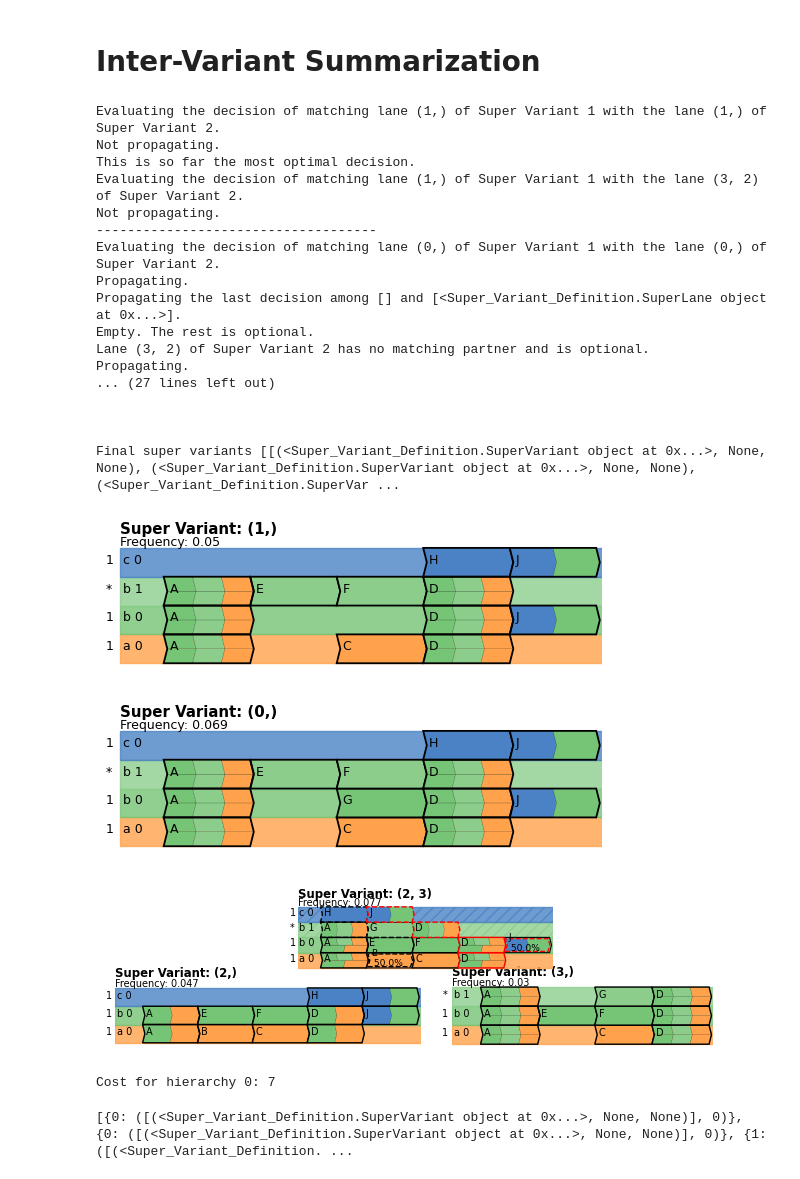
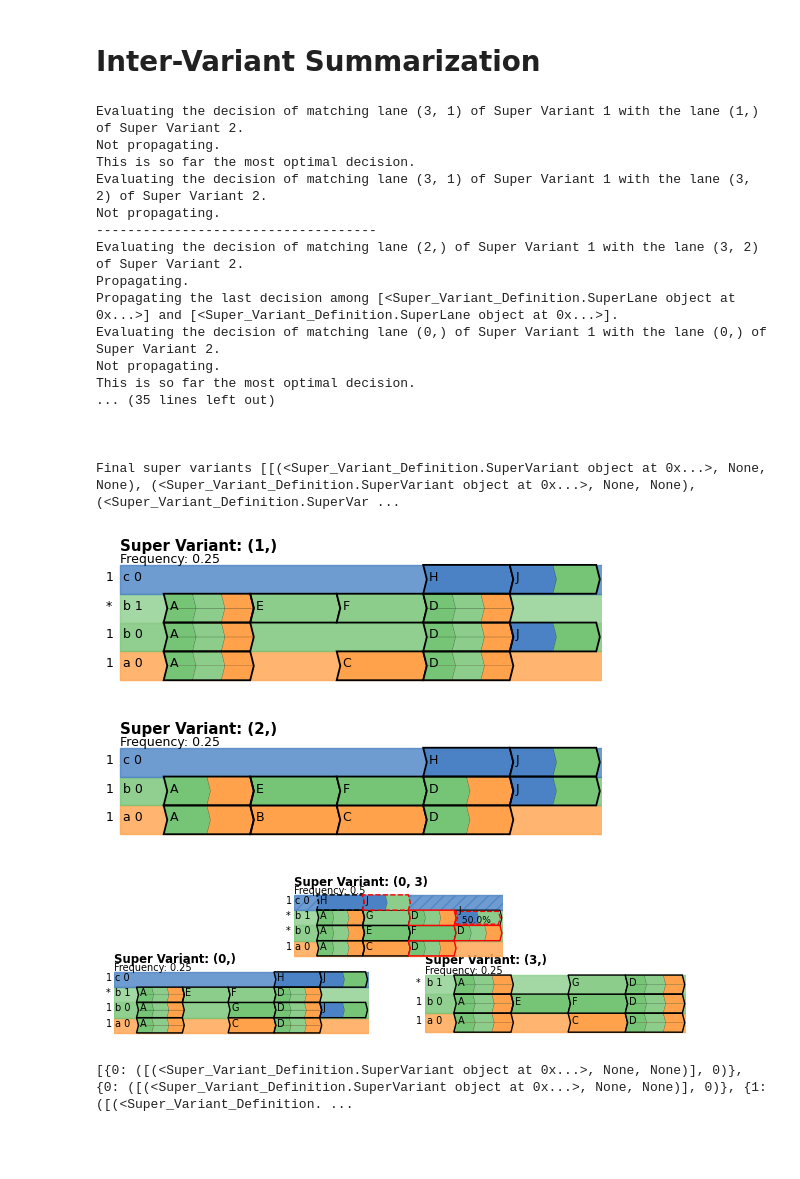
Before and after one commit to TJEWH/Object-Centric-Super-Variants, a Jupyter notebook: stepByStep.ipynb, the cells around one changed output. Cells and saved outputs as stored; diff of their text form; code cells hidden in the pictures; blank space fills up the shorter version.

```diff
--- a/stepByStep.ipynb
+++ b/stepByStep.ipynb
@@ -19,7 +17,7 @@ VISUALIZE_INTERMEDIATE_RESULTS = False
 # %%
 # EVALUATION Settings
 ILA.ALIGN = False
-filename = TEST_LOGS_3[1] # P2P_LOG
+filename = TEST_LOG_2 # P2P_LOG
 
 # Import Log
 ocel = ocel_import_factory.apply(file_path=filename)
@@ -36,7 +34,7 @@ print("Base Variants from ocel:\n", variant_layout, "\n\n\n")
 variants = []
 
 # Actually iterated over all variants
-sample_variant = 0
+sample_variant = 2
 
 # Extract lanes from variant
 extracted_variant = IED.extract_lanes(variant_layout[ocel.variants[sample_variant]], ocel.variant_frequencies[sample_variant])
@@ -75,27 +73,5 @@ all_summarizations, per_variant_dict, per_encoding_dict = IAVG.complete_intra_va
 
 intra_variant_summarizations = IASS.intra_variant_summarization_selection(all_summarizations, per_variant_dict, per_encoding_dict)
 print("Intra Variant Summarizations:\n", intra_variant_summarizations[0], "\n\n\n")
-
-try:
-    # EVALUATION Settings
-    # Cleansing with actual frequencies
-    global_frequencies = [0.069, 0.05, 0.047, 0.03, 0.025, 0.019, 0.019, 0.018, 0.017, 0.016]
-    for i in range(len(intra_variant_summarizations)):
-        intra_variant_summarizations[i].frequency = global_frequencies[i]
-
-    # Visualize selected intra-variant summarizations
-    if VISUALIZE_INTERMEDIATE_RESULTS:
-        for i in range(len(intra_variant_summarizations)):
-            SVV.visualize_super_variant(intra_variant_summarizations[i])
-
-    if VISUALIZE_INTERMEDIATE_RESULTS:
-        # Visualize intra-variant summarizations of variant v_3
-        SVV.MARK_INCORRECT_INTERACTIONS = False
-        SVV.visualize_variant(all_summarizations[3][1][1][0],3)
-        SVV.visualize_variant(all_summarizations[4][1][1][0],3)
-        SVV.MARK_INCORRECT_INTERACTIONS = True
-except:
-    for x in intra_variant_summarizations:
-        print(x)
 # %% [output]
 Base Variants from ocel:
@@ -190,42 +167,41 @@ Constructs: -> [startIndex:EndIndex]
 # %%
 # MODE 1 - Frequency Distribution and No Nested Structures
 IEVG.NESTED_STRUCTURES = False
 initial_super_variants = intra_variant_summarizations
 
 # Generating 3 hierarchies from the initial super variants with uniform frequency distribution
 hierarchies, final_super_variants = IEVG.generate_super_variant_hierarchy(
     initial_super_variants, 3, frequency_distribution_type=IEVG.Distribution.UNIFORM)
 
 print("Hierarchies", hierarchies, "\n\n\n")
 print("Final super variants", final_super_variants, "\n\n\n")
 
 # Visualizing each hierarchy top-down
 for final_super_variant in final_super_variants[0]:
     SVH.explore_hierarchy_top_down(final_super_variant)
 
-print_hierarchy_costs(hierarchies)
+# print_hierarchy_costs(hierarchies)
 # %% [output]
-Evaluating the decision of matching lane (1,) of Super Variant 1 with the lane (1,) of Super Variant 2.
+Evaluating the decision of matching lane (3, 1) of Super Variant 1 with the lane (1,) of Super Variant 2.
 Not propagating.
 This is so far the most optimal decision.
-Evaluating the decision of matching lane (1,) of Super Variant 1 with the lane (3, 2) of Super Variant 2.
+Evaluating the decision of matching lane (3, 1) of Super Variant 1 with the lane (3, 2) of Super Variant 2.
 Not propagating.
 ------------------------------------
+Evaluating the decision of matching lane (2,) of Super Variant 1 with the lane (3, 2) of Super Variant 2.
+Propagating.
+Propagating the last decision among [<Super_Variant_Definition.SuperLane object at 0x...>] and [<Super_Variant_Definition.SuperLane object at 0x...>].
 Evaluating the decision of matching lane (0,) of Super Variant 1 with the lane (0,) of Super Variant 2.
-Propagating.
-Propagating the last decision among [] and [<Super_Variant_Definition.SuperLane object at 0x...>].
-Empty. The rest is optional.
-Lane (3, 2) of Super Variant 2 has no matching partner and is optional.
-Propagating.
-... (27 lines left out)
+Not propagating.
+This is so far the most optimal decision.
+... (35 lines left out)
 
 
 
 Final super variants [[(<Super_Variant_Definition.SuperVariant object at 0x...>, None, None), (<Super_Variant_Definition.SuperVariant object at 0x...>, None, None), (<Super_Variant_Definition.SuperVar ...
 [figure]
-[figure, old version]
+[figure, new version]
-[figure, old version]
+[figure, new version]
-Cost for hierarchy 0: 7
 # %%
 print(hierarchies[0], str([0]))
 SVH.explore_hierarchy_top_down(final_super_variants[0][0])
```
Also changed, not shown: parts of 3 cells of this notebook, 1 other file.
